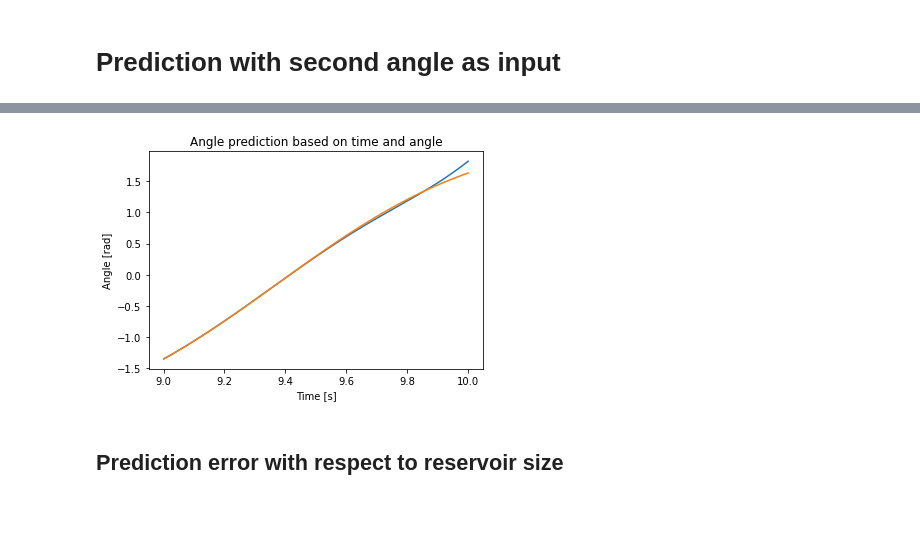
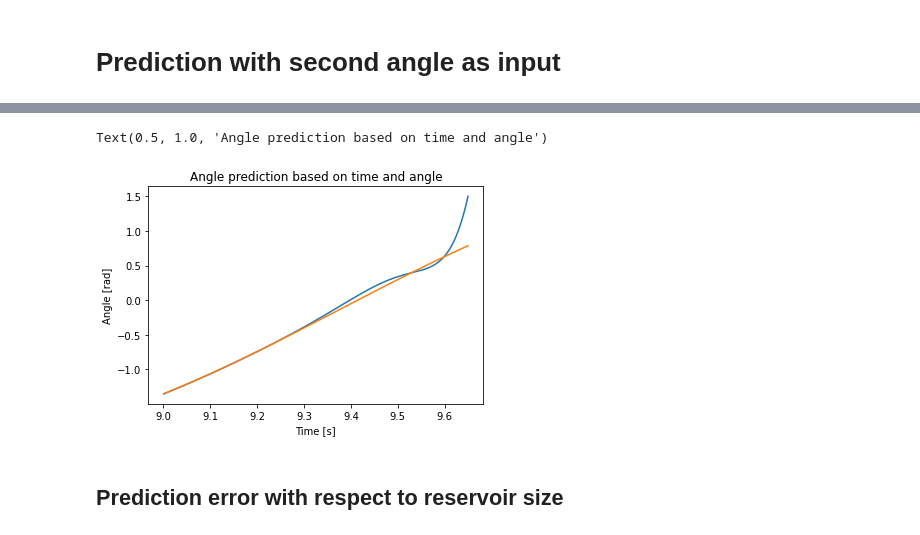
Before and after one commit to JustinZal/PendulumNN, a Jupyter notebook: Coupled Pendulums prediction.ipynb, the cells around one changed output, grey strips where cells are left out. Cells and saved outputs as stored; diff of their text form; code cells hidden in the pictures.

```diff
--- a/Coupled Pendulums prediction.ipynb
+++ b/Coupled Pendulums prediction.ipynb
@@ -473,15 +473,17 @@ training_data_output = angle1[:cutoff]
 validation_data_input = np.column_stack((t[cutoff:], angle2[cutoff:]))
 validation_data_output = angle1[cutoff:]
 
-esn = getESN(2, 2000, 0.5, 0.2, 0, False)
+# esn = getESN(2, 1500, 1, 0.35, 0, False)
 
-weights = esn.fit(training_data_input, training_data_output)
+N_samples = 650
 
-pred = esn.predict(validation_data_input)[:,0]
+# weights = esn.fit(training_data_input, training_data_output)
 
-print('L2 loss:', compute_L2(pred, validation_data_output))
+pred = esn.predict(validation_data_input[:N_samples])[:,0]
 
-plt.plot(validation_data_input[:,0], pred, validation_data_input[:, 0], validation_data_output)
+print('L2 loss:', compute_L2(pred, validation_data_output[:N_samples]))
+
+plt.plot(validation_data_input[:,0][:N_samples], pred, validation_data_input[:, 0][:N_samples], validation_data_output[:N_samples])
 plt.xlabel('Time [s]')
 plt.ylabel('Angle [rad]')
 plt.title('Angle prediction based on time and angle')
@@ -492,4 +494,5 @@ Text(0.5, 1.0, 'Angle prediction based on time and angle')
+Text(0.5, 1.0, 'Angle prediction based on time and angle')
-[figure, old version]
+[figure, new version]
 # %% [markdown]
 ## Prediction error with respect to reservoir size
 # %%
```
Also changed, not shown: parts of 5 cells of this notebook.
